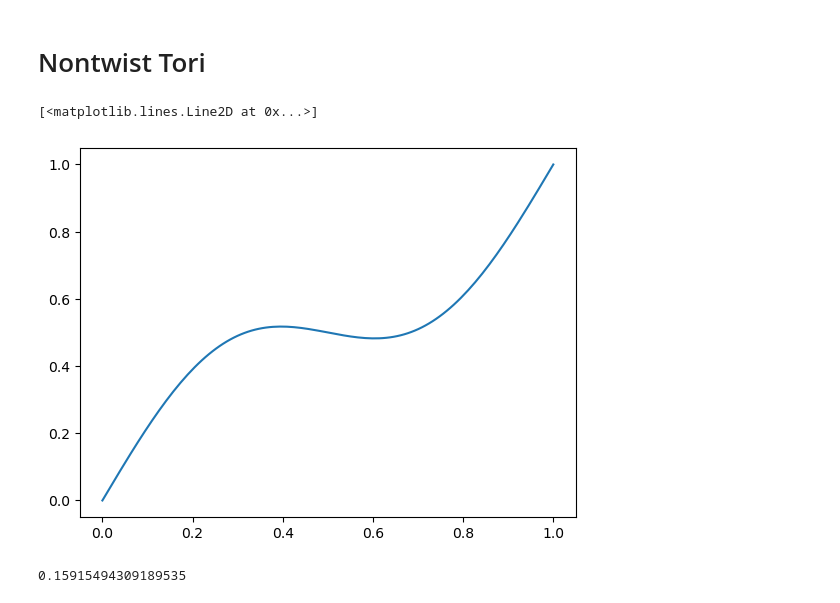
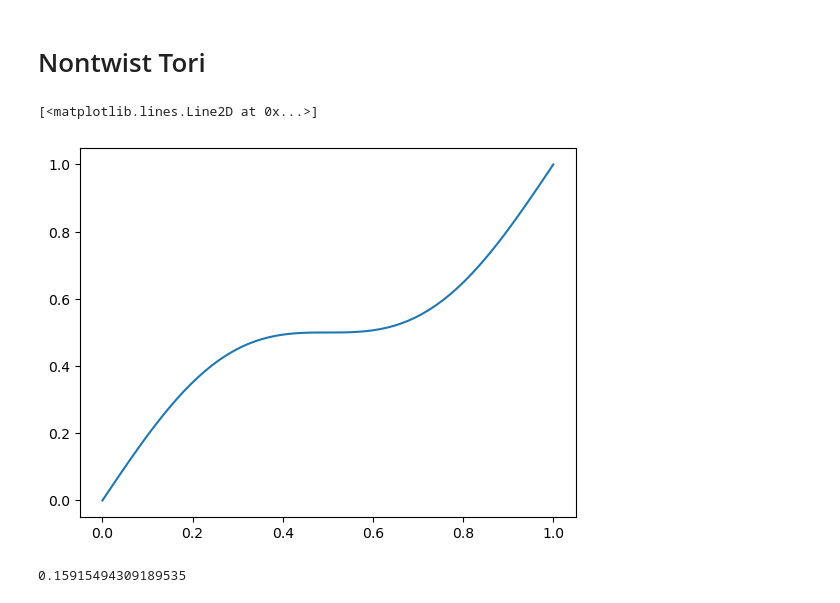
Before and after one commit to Maplenormandy/c1lgkt-jax, a Jupyter notebook: bin/nontwist_scratch.ipynb, the cells around one changed output. Saved outputs shown, nothing was run; the diff lists cells and outputs as text; code cells hidden in the pictures.

```diff
--- a/bin/nontwist_scratch.ipynb
+++ b/bin/nontwist_scratch.ipynb
@@ -12,13 +12,13 @@ import matplotlib as mpl
 # %%
 # %% Twist function
 
 yplot = np.linspace(0, 1, 128)
 
 plt.figure()
-plt.plot(yplot, yplot + 0.2*np.sin(2*np.pi*(yplot)))
+plt.plot(yplot, yplot + (0.5/jnp.pi)*np.sin(2*np.pi*(yplot)))
 # %% [output]
 [<matplotlib.lines.Line2D at 0x...>]
-[figure, old version]
+[figure, new version]
 # %%
 1 / (2*np.pi)
 # %% [output]
```
Also changed, not shown: 6 other files.
